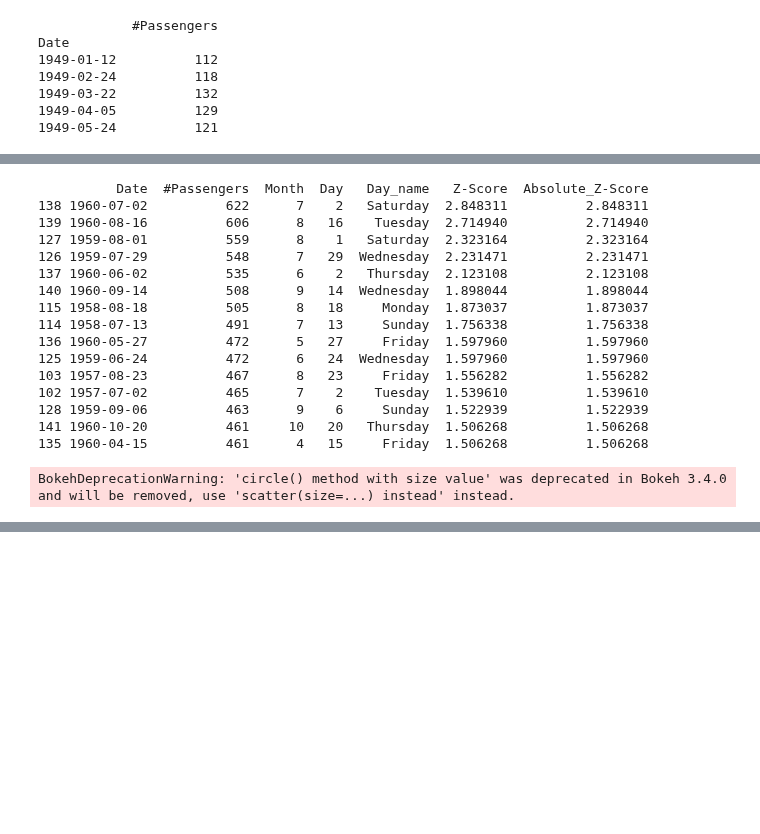
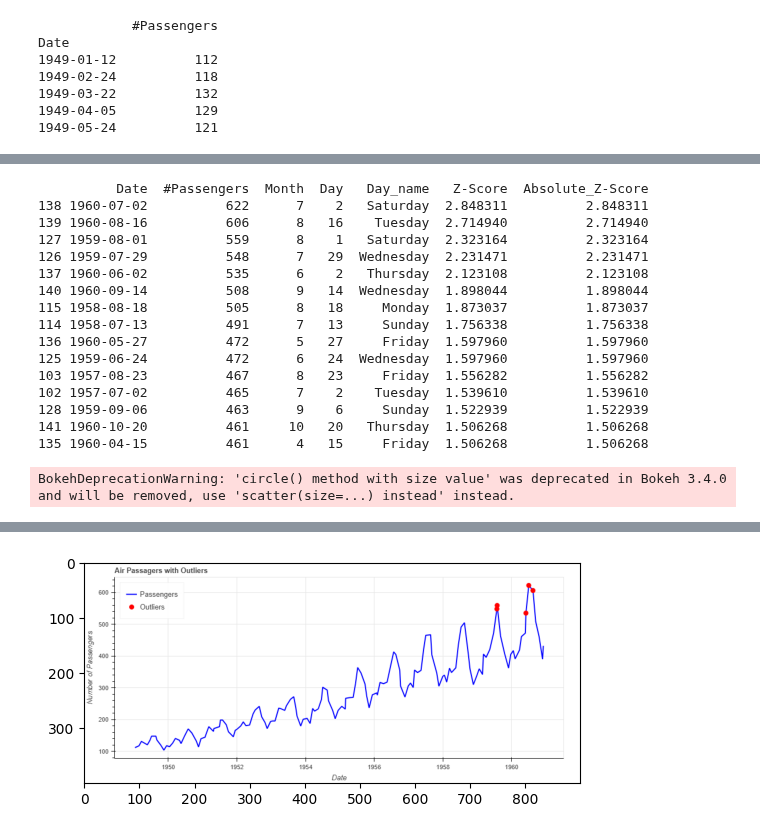
Before and after one commit to rosanajurdi/Data_Visualization_Course, a Jupyter notebook: lab-sessions/lab6-Visualization_of_temporelle_data_via_Bokeh.ipynb, the cells around one changed output, grey strips where cells are left out. Drawn from its saved outputs; the diff is of its cells as text; code cells hidden in the pictures; blank space fills up the shorter version.

```diff
--- a/lab-sessions/lab6-Visualization_of_temporelle_data_via_Bokeh.ipynb
+++ b/lab-sessions/lab6-Visualization_of_temporelle_data_via_Bokeh.ipynb
@@ -208,33 +228,39 @@ p = figure(title="Air Passagers with Outliers",
            width=900, height=400,
            x_axis_label="Date", y_axis_label="Number of Passengers")
 
 p.line(x="Date", y="#Passengers", source=source_all, line_width=2, color='blue', legend_label='Passengers')
 p.circle(x="Date", y="#Passengers", source=source_outliers, size=8, color='red', legend_label='Outliers')
 
 p.legend.location="top_left"
 p.legend.click_policy="hide"
 
 show(p)
+
+# Affiche image si le graphique ne s'affiche pas
+img = mpimg.imread('images/graph/Outliers.png')
+imgplot = plt.imshow(img)
+plt.show()
 # %% [output]
           Date  #Passengers  Month  Day   Day_name   Z-Score  Absolute_Z-Score
 138 1960-07-02          622      7    2   Saturday  2.848311          2.848311
 139 1960-08-16          606      8   16    Tuesday  2.714940          2.714940
 127 1959-08-01          559      8    1   Saturday  2.323164          2.323164
 126 1959-07-29          548      7   29  Wednesday  2.231471          2.231471
 137 1960-06-02          535      6    2   Thursday  2.123108          2.123108
 140 1960-09-14          508      9   14  Wednesday  1.898044          1.898044
 115 1958-08-18          505      8   18     Monday  1.873037          1.873037
 114 1958-07-13          491      7   13     Sunday  1.756338          1.756338
 136 1960-05-27          472      5   27     Friday  1.597960          1.597960
 125 1959-06-24          472      6   24  Wednesday  1.597960          1.597960
 103 1957-08-23          467      8   23     Friday  1.556282          1.556282
 102 1957-07-02          465      7    2    Tuesday  1.539610          1.539610
 128 1959-09-06          463      9    6     Sunday  1.522939          1.522939
 141 1960-10-20          461     10   20   Thursday  1.506268          1.506268
 135 1960-04-15          461      4   15     Friday  1.506268          1.506268
 BokehDeprecationWarning: 'circle() method with size value' was deprecated in Bokeh 3.4.0 and will be removed, use 'scatter(size=...) instead' instead.
 [interactive output not drawn]
 [interactive output not drawn]
+[figure, added]
 # %%
 # Upsampling
 
```
Also changed, not shown: parts of 8 cells of this notebook, 8 other files.
